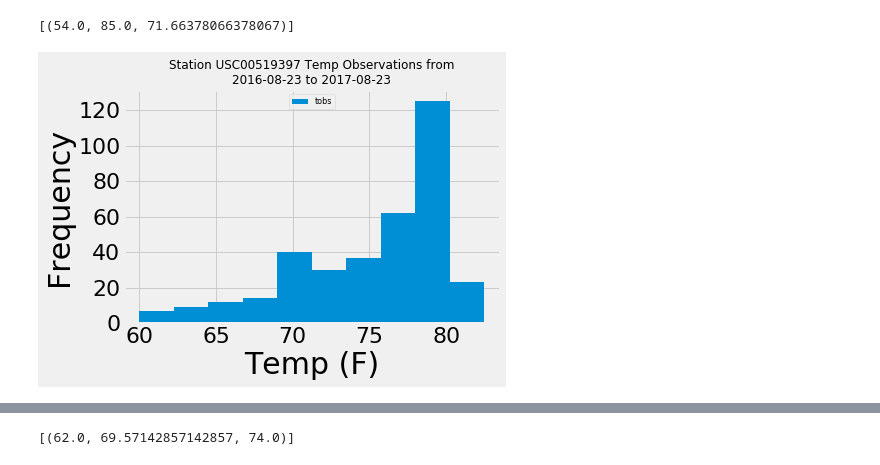
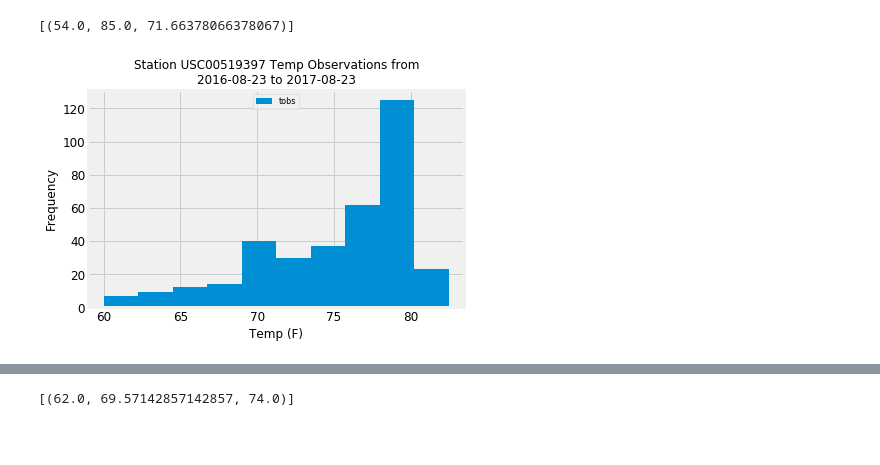
Before and after one commit to phillkev/HW10, a Jupyter notebook: climate_starter.ipynb, the cells around one changed output, grey strips where cells are left out. Saved outputs shown, nothing was run; the diff lists cells and outputs as text; code cells hidden in the pictures; blank space fills up the shorter version.

```diff
--- a/climate_starter.ipynb
+++ b/climate_starter.ipynb
@@ -80,7 +80,9 @@ mediumfont = 22
 smallfont = 10
 
 # set the figsize and set the font sizes to look nice with this figure size
+# for some reason I have found it take running this cell twice to get the fonts to take effect.
 fig, ax = plt.subplots(figsize=(20, 15))
+plt.rc('font', size=mediumfont)          # controls default text sizes
 plt.rc('axes', titlesize=largefont)     # fontsize of the axes title
 plt.rc('axes', labelsize=largefont)    # fontsize of the x and y labels
 plt.rc('xtick', labelsize=mediumfont)    # fontsize of the tick labels
@@ -163,33 +161,36 @@ print(max_station_summary)
 # Time period of the analysis.  Therefore I Recalculate the max_station
 
 ly_station_count = last_year_meas_df["station"].value_counts()
 max_station = ly_station_count[ly_station_count == ly_station_count.max()].index[0]
 last_year_max_station_data = last_year_meas_df[last_year_meas_df['station']==max_station]
 
 # This chart is a smaller chart so I change the font sizes to match the chart size
 largefont = 16
 mediumfont = 12
 smallfont = 8
 
 # Create the histogram chart and set the font sizes
-last_year_max_station_data.hist(column='tobs', bins=12, label = 'tobs')
-
+# For some reason it takes
+plt.rc('font', size=mediumfont)          # controls default text sizes
 plt.rc('axes', titlesize=mediumfont)     # fontsize of the axes title
 plt.rc('axes', labelsize=mediumfont)    # fontsize of the x and y labels
 plt.rc('xtick', labelsize=mediumfont)    # fontsize of the tick labels
 plt.rc('ytick', labelsize=mediumfont)    # fontsize of the tick labels
 plt.rc('legend', fontsize=smallfont)    # legend fontsize
 plt.rc('figure', titlesize=largefont)  # fontsize of the figure title
+
+last_year_max_station_data.hist(column='tobs', bins=12, label = 'tobs')
+
 
 # Add title, legend and axis labels and change the limits to make the chart look good
 plt.title("Station " + max_station + " Temp Observations from\n" + dt.datetime.strftime(start_date,'%Y-%m-%d')\
           + " to " + dt.datetime.strftime(last_date_in_dataset,'%Y-%m-%d'))
 plt.legend(loc='upper center')
 plt.xlabel("Temp (F)")
 plt.ylabel("Frequency")
 plt.xlim(59,83.5)
 
 
 plt.savefig("Images/Station_" + max_station + "_tobs_bins.png", bbox_inches='tight')
 # %% [output]
-[figure, old version]
+[figure, new version]
```
Also changed, not shown: parts of 6 cells of this notebook, 5 other files.
